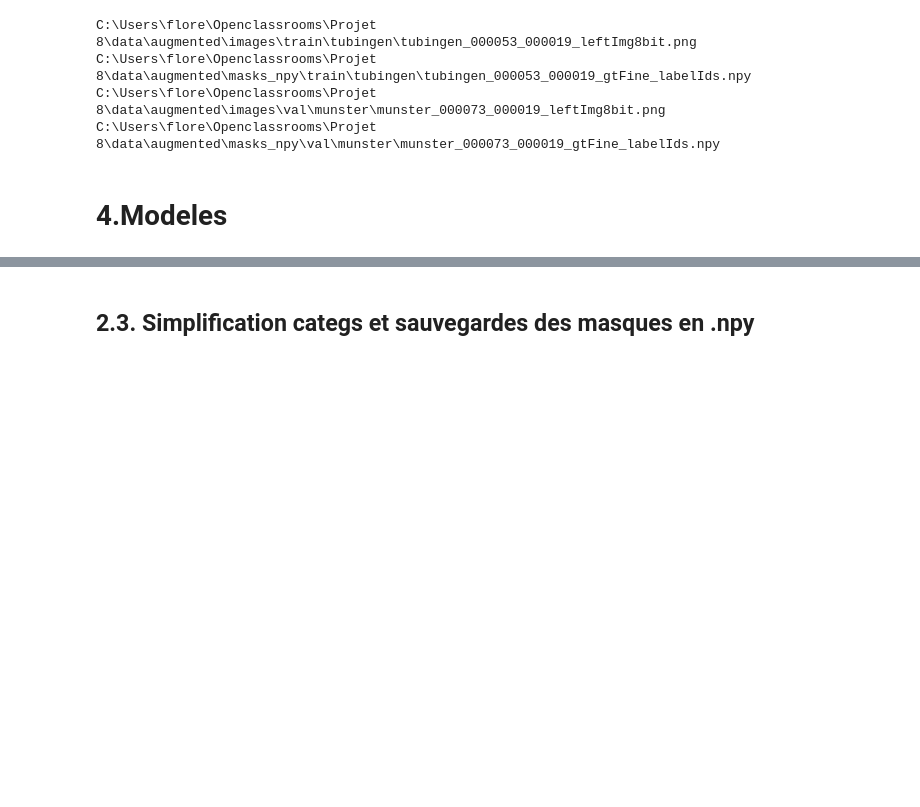
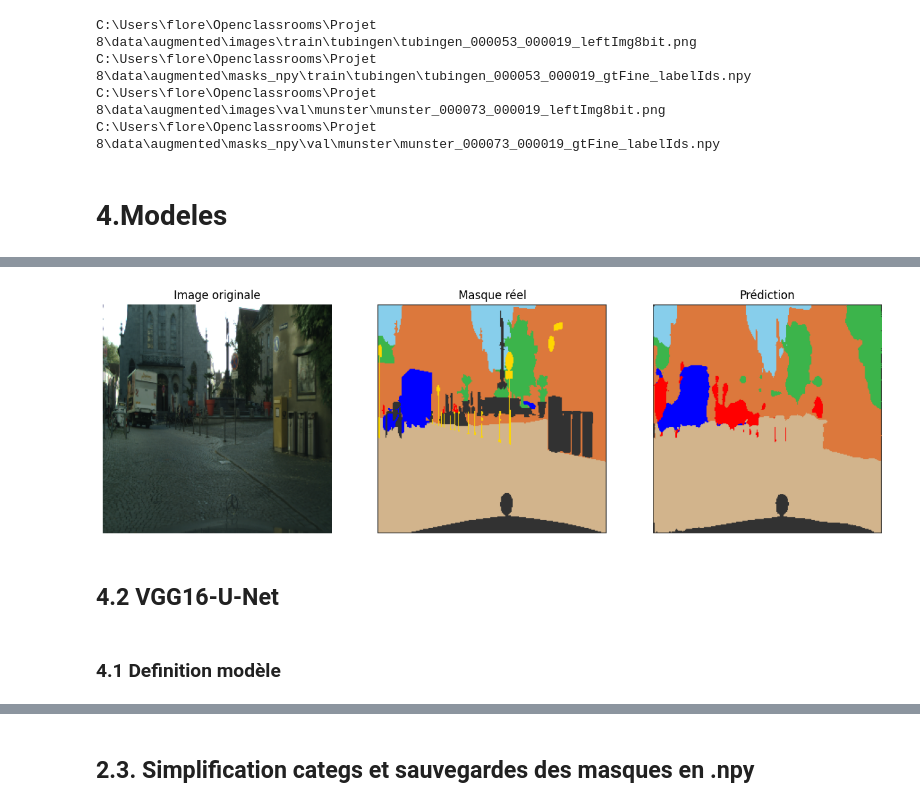
Before and after one commit to flo-tho/Projet8, a Jupyter notebook: notebook_test_modeles.ipynb, the cells around one changed output, grey strips where cells are left out. Drawn from its saved outputs; the diff is of its cells as text; code cells hidden in the pictures; blank space fills up the shorter version.

```diff
--- a/notebook_test_modeles.ipynb
+++ b/notebook_test_modeles.ipynb
@@ -1243,0 +1377,7 @@ Répartition dans y_pred_class: [ 27667 131854 246412     39  81724  14672   122
+# %%
+# Sélection d'une image test pour visualitation
+batch_index = 9
+img_nb = 2
+
+visualisation_img_test (model, batch_index, img_nb)
+# %% [output]
@@ -1243,0 +1385,5 @@ Répartition dans y_pred_class: [ 27667 131854 246412     39  81724  14672   122
+[figure, added]
+# %% [markdown]
+## 4.2 VGG16-U-Net
+# %% [markdown]
+### 4.1 Definition modèle
```
Also changed, not shown: parts of 70 cells of this notebook, 2 other files.
